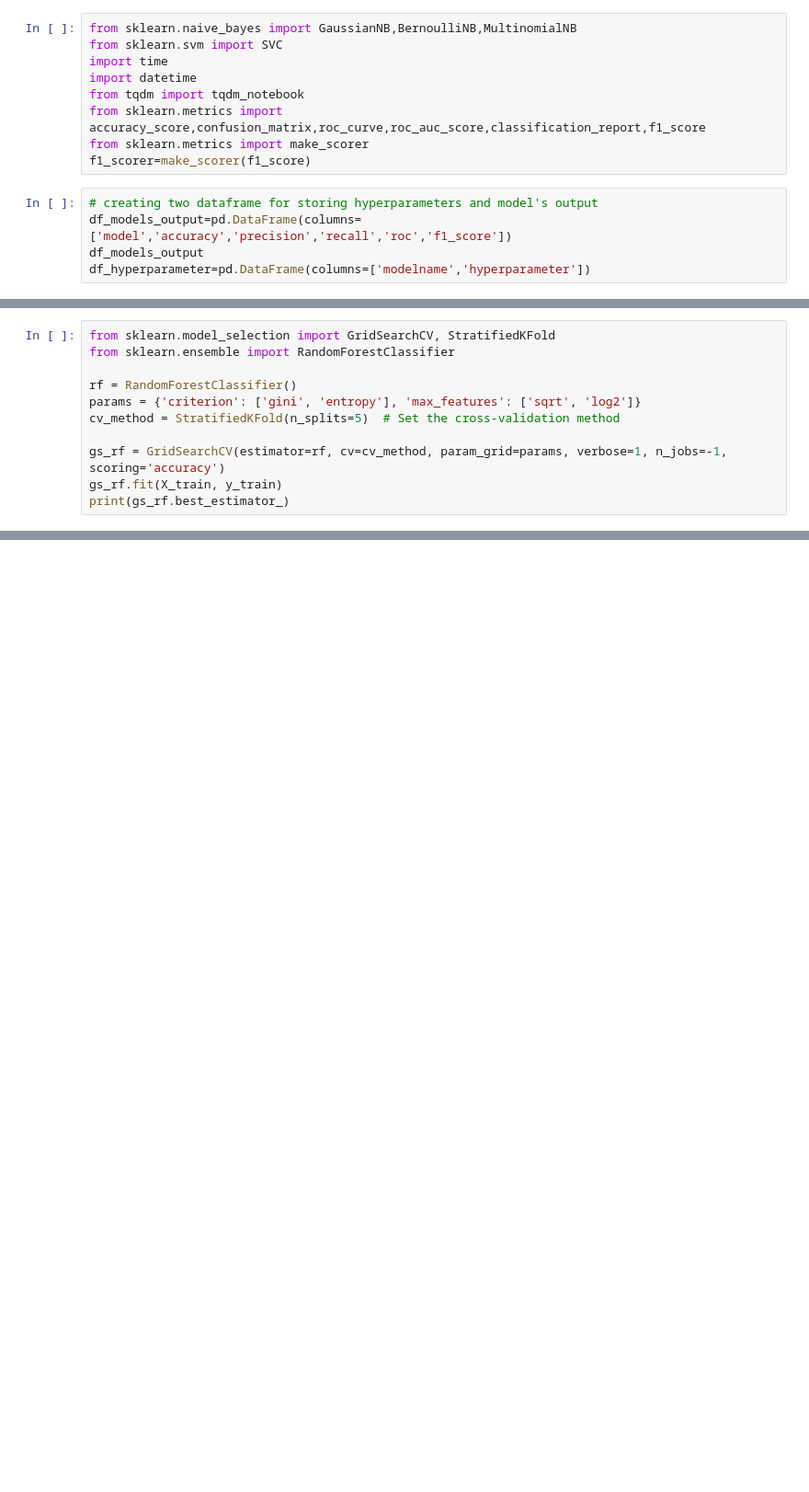
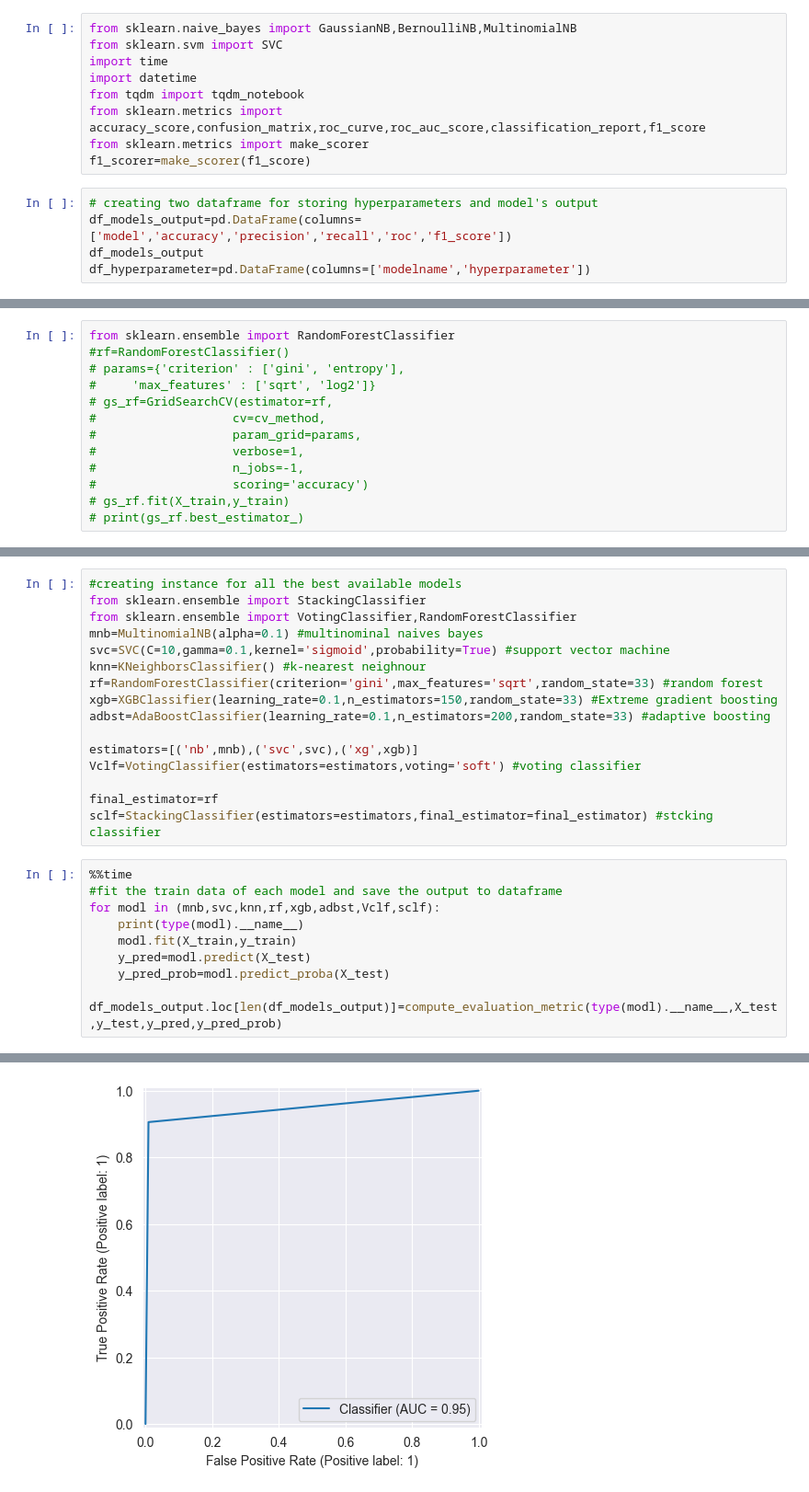
Before and after one commit to ElijahFernandez/MLDeployedIS2, a Jupyter notebook: main.ipynb, the cells around one changed output, grey strips where cells are left out. Shown: that part at 92% size. Drawn from its saved outputs; the diff is of its cells as text; blank space fills up the shorter version.

```diff
--- a/main.ipynb
+++ b/main.ipynb
@@ -375,11 +529,13 @@ MODEL 4: RANDOM FOREST
 # %%
-from sklearn.model_selection import GridSearchCV, StratifiedKFold
 from sklearn.ensemble import RandomForestClassifier
-
-rf = RandomForestClassifier()
-params = {'criterion': ['gini', 'entropy'], 'max_features': ['sqrt', 'log2']}
-cv_method = StratifiedKFold(n_splits=5)  # Set the cross-validation method
-
-gs_rf = GridSearchCV(estimator=rf, cv=cv_method, param_grid=params, verbose=1, n_jobs=-1, scoring='accuracy')
-gs_rf.fit(X_train, y_train)
-print(gs_rf.best_estimator_)
+#rf=RandomForestClassifier()
+# params={'criterion' : ['gini', 'entropy'],
+#     'max_features' : ['sqrt', 'log2']}
+# gs_rf=GridSearchCV(estimator=rf,
+#                   cv=cv_method,
+#                   param_grid=params,
+#                   verbose=1,
+#                   n_jobs=-1,
+#                   scoring='accuracy')
+# gs_rf.fit(X_train,y_train)
+# print(gs_rf.best_estimator_)
@@ -433,0 +607,26 @@ print(df_hyperparameter)
+# %%
+#creating instance for all the best available models
+from sklearn.ensemble import StackingClassifier
+from sklearn.ensemble import VotingClassifier,RandomForestClassifier
+mnb=MultinomialNB(alpha=0.1) #multinominal naives bayes
+svc=SVC(C=10,gamma=0.1,kernel='sigmoid',probability=True) #support vector machine
+knn=KNeighborsClassifier() #k-nearest neighnour
+rf=RandomForestClassifier(criterion='gini',max_features='sqrt',random_state=33) #random forest
+xgb=XGBClassifier(learning_rate=0.1,n_estimators=150,random_state=33) #Extreme gradient boosting
+adbst=AdaBoostClassifier(learning_rate=0.1,n_estimators=200,random_state=33) #adaptive boosting
+
+estimators=[('nb',mnb),('svc',svc),('xg',xgb)]
+Vclf=VotingClassifier(estimators=estimators,voting='soft') #voting classifier
+
+final_estimator=rf
+sclf=StackingClassifier(estimators=estimators,final_estimator=final_estimator) #stcking classifier
+# %%
+%%time
+#fit the train data of each model and save the output to dataframe
+for modl in (mnb,svc,knn,rf,xgb,adbst,Vclf,sclf):
+    print(type(modl).__name__)
+    modl.fit(X_train,y_train)
+    y_pred=modl.predict(X_test)
+    y_pred_prob=modl.predict_proba(X_test)
+    df_models_output.loc[len(df_models_output)]=compute_evaluation_metric(type(modl).__name__,X_test,y_test,y_pred,y_pred_prob)
+# %% [output]
@@ -433,0 +650 @@ print(df_hyperparameter)
+[figure, added]
```
Also changed, not shown: parts of 63 cells of this notebook, 6 other files.
